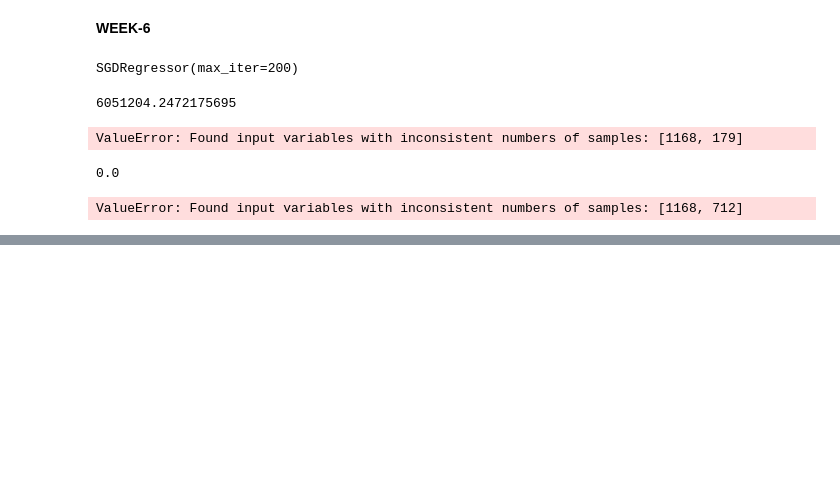
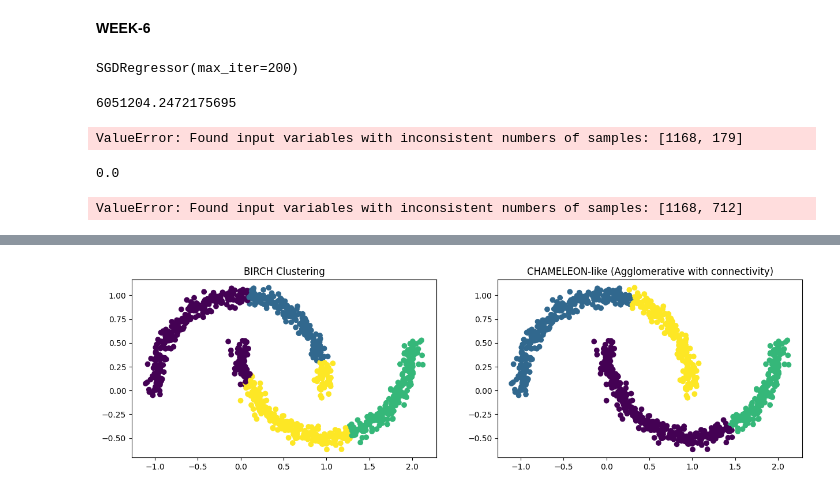
Before and after one commit to anushkamaisa/ML_LAB, a Jupyter notebook: MLPractice.ipynb, the cells around one changed output, grey strips where cells are left out. Cells and saved outputs as stored; diff of their text form; code cells hidden in the pictures; blank space fills up the shorter version.

```diff
--- a/MLPractice.ipynb
+++ b/MLPractice.ipynb
@@ -2067,0 +2382,27 @@ ValueError: Found input variables with inconsistent numbers of samples: [1168, 7
+# %%
+from sklearn.cluster import Birch, AgglomerativeClustering
+from sklearn.neighbors import kneighbors_graph
+from sklearn.datasets import make_moons
+import matplotlib.pyplot as plt
+
+# Generate 2D non-linear moon-shaped data
+X, y = make_moons(n_samples=1000, noise=0.05, random_state=42)
+
+# BIRCH clustering
+birch_labels = Birch(n_clusters=4).fit_predict(X)
+
+# CHAMELEON-like clustering using Agglomerative + connectivity
+connectivity = kneighbors_graph(X, n_neighbors=10)
+chameleon_labels = AgglomerativeClustering(n_clusters=4, connectivity=connectivity).fit_predict(X)
+
+# Plot the clusters
+fig, (ax1, ax2) = plt.subplots(1, 2, figsize=(15, 4))
+ax1.scatter(X[:, 0], X[:, 1], c=birch_labels, cmap='viridis')
+ax1.set_title("BIRCH Clustering")
+
+ax2.scatter(X[:, 0], X[:, 1], c=chameleon_labels, cmap='viridis')
+ax2.set_title("CHAMELEON-like (Agglomerative with connectivity)")
+
+plt.show()
+# %% [output]
+[figure, added]
```
Also changed, not shown: parts of 95 cells of this notebook.
